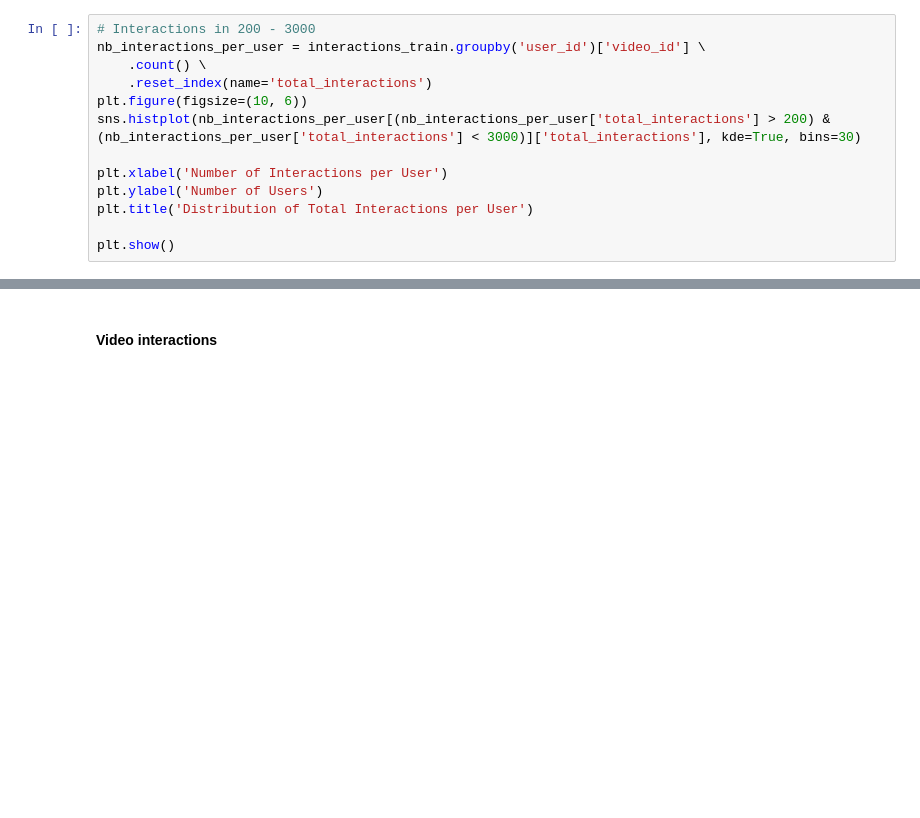
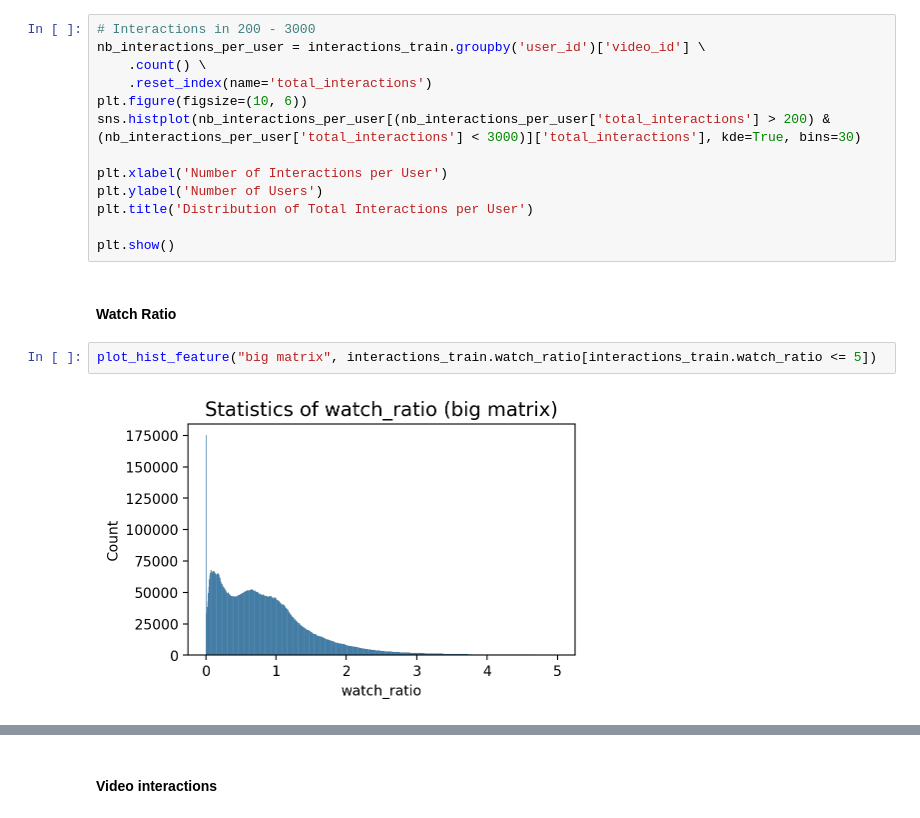
Before and after one commit to TheRayquaza/rema1, a Jupyter notebook: notebooks/EDA.ipynb, the cells around one changed output, grey strips where cells are left out. Cells and saved outputs as stored; diff of their text form; blank space fills up the shorter version.

```diff
--- a/notebooks/EDA.ipynb
+++ b/notebooks/EDA.ipynb
@@ -195,3 +313,9 @@ plt.ylabel('Number of Users')
 plt.title('Distribution of Total Interactions per User')
 
 plt.show()
+# %% [markdown]
+#### Watch Ratio
+# %%
+plot_hist_feature("big matrix", interactions_train.watch_ratio[interactions_train.watch_ratio <= 5])
+# %% [output]
+[figure, added]
```
Also changed, not shown: parts of 36 cells of this notebook, 11 other files.
